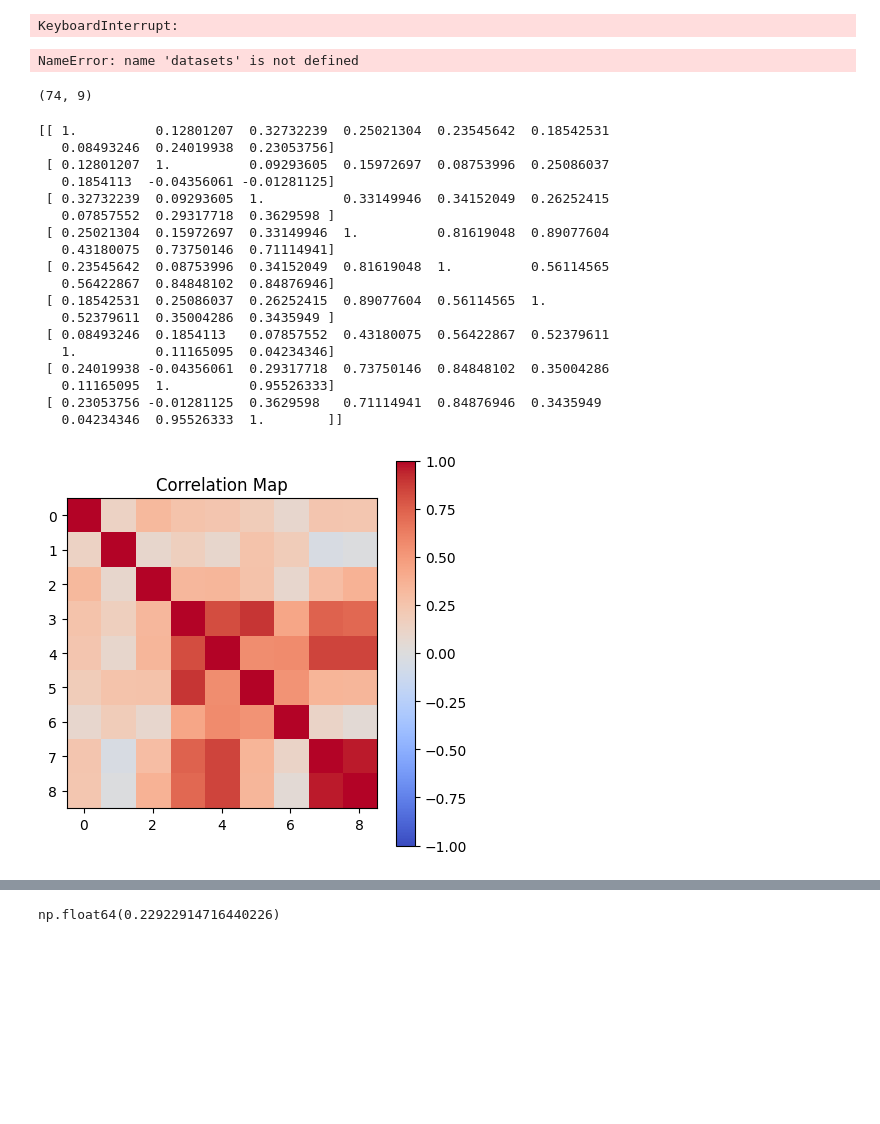
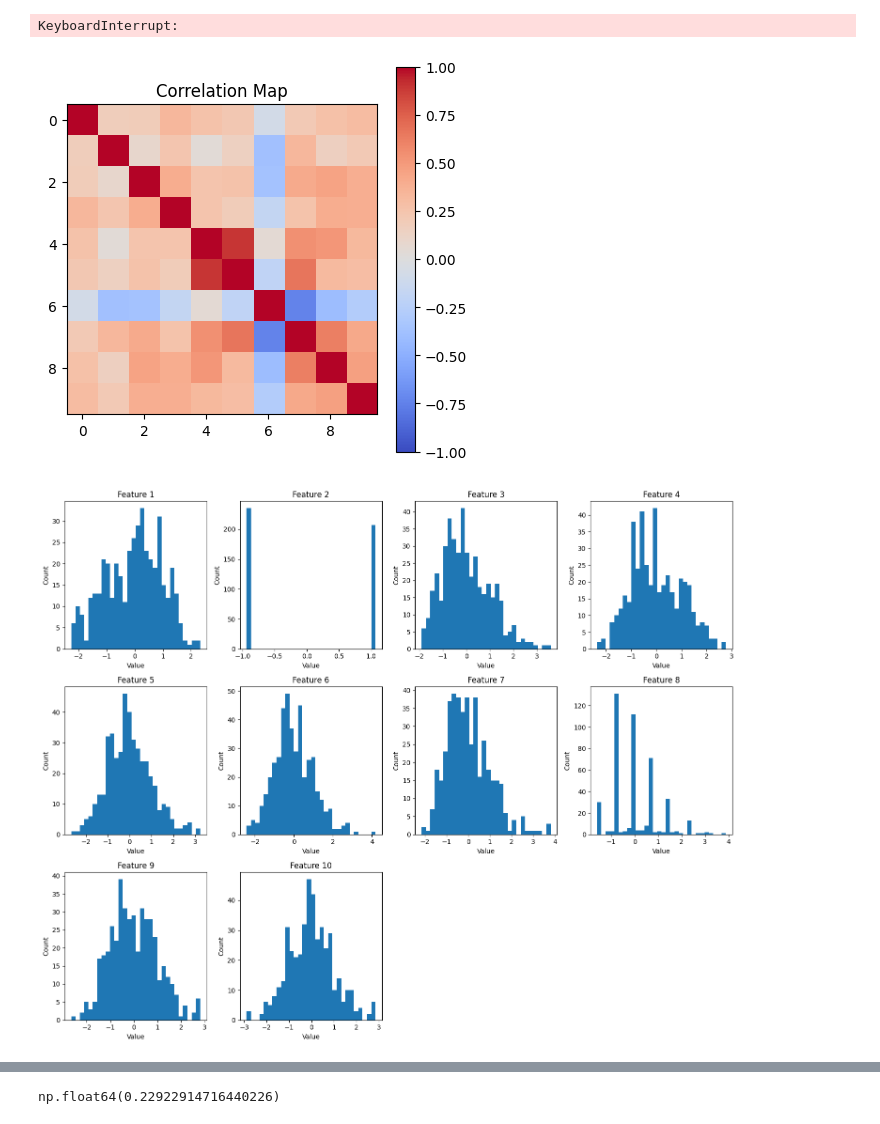
Before and after one commit to jacobf18/tabular, a Jupyter notebook: mcpfn/tests.ipynb, the cells around one changed output, grey strips where cells are left out. Cells and saved outputs as stored; diff of their text form; code cells hidden in the pictures; blank space fills up the shorter version.

```diff
--- a/mcpfn/tests.ipynb
+++ b/mcpfn/tests.ipynb
@@ -544,58 +549,61 @@ datasets = fetch_clean_openml_datasets(num_datasets=4)
 # %% [output]
 KeyboardInterrupt:
-# %%
-for X, name, did in datasets:
-    print(name)
-# %% [output]
-NameError: name 'datasets' is not defined
-# %%
-gviolence = datasets[1]
-X, name, did = gviolence
-X = X.cpu().numpy()
-print(X.shape)
-# %% [output]
-(74, 9)
+# %%
+# Load diabetes dataset
+from sklearn.datasets import load_diabetes
+
+diabetes = load_diabetes()
+X = diabetes.data
+y = diabetes.target
+
+# Normalize the data
+X = (X - X.mean(axis=0)) / (X.std(axis=0) + 1e-6)
 # %%
 # Create a correlation map between the columns of the dataset
 
 import numpy as np
 import pandas as pd
 import matplotlib.pyplot as plt
 
-# Load the dataset
-X, name, did = datasets[1]
-X = X.cpu().numpy()
+# # Load the dataset
+# X, name, did = datasets[1]
+# X = X.cpu().numpy()
 
 # Create a correlation map
 corr_map = np.corrcoef(X, rowvar=False)
-print(corr_map)
+# print(corr_map)
 
 # Plot the correlation map
 plt.figure(figsize=(5, 5))
 plt.imshow(corr_map, cmap='coolwarm', vmin=-1, vmax=1)
 plt.colorbar()
 plt.title('Correlation Map')
 plt.show()
 # %% [output]
-[[ 1.          0.12801207  0.32732239  0.25021304  0.23545642  0.18542531
-   0.08493246  0.24019938  0.23053756]
- [ 0.12801207  1.          0.09293605  0.15972697  0.08753996  0.25086037
-   0.1854113  -0.04356061 -0.01281125]
- [ 0.32732239  0.09293605  1.          0.33149946  0.34152049  0.26252415
-   0.07857552  0.29317718  0.3629598 ]
- [ 0.25021304  0.15972697  0.33149946  1.          0.81619048  0.89077604
-   0.43180075  0.73750146  0.71114941]
- [ 0.23545642  0.08753996  0.34152049  0.81619048  1.          0.56114565
-   0.56422867  0.84848102  0.84876946]
- [ 0.18542531  0.25086037  0.26252415  0.89077604  0.56114565  1.
-   0.52379611  0.35004286  0.3435949 ]
- [ 0.08493246  0.1854113   0.07857552  0.43180075  0.56422867  0.52379611
-   1.          0.11165095  0.04234346]
- [ 0.24019938 -0.04356061  0.29317718  0.73750146  0.84848102  0.35004286
-   0.11165095  1.          0.95526333]
- [ 0.23053756 -0.01281125  0.3629598   0.71114941  0.84876946  0.3435949
-   0.04234346  0.95526333  1.        ]]
-[figure, old version]
+[figure, new version]
+# %%
+# Create histograms for each feature
+import matplotlib.pyplot as plt
+
+fig, axes = plt.subplots(3, 4, figsize=(15, 12))
+axes = axes.ravel()
+
+# Plot histogram for each feature
+for i in range(X.shape[1]):
+    ax = axes[i]
+    ax.hist(X[:, i], bins=30)
+    ax.set_title(f'Feature {i+1}')
+    ax.set_xlabel('Value')
+    ax.set_ylabel('Count')
+
+# Remove empty subplots
+for i in range(X.shape[1], len(axes)):
+    fig.delaxes(axes[i])
+
+plt.tight_layout()
+plt.show()
+# %% [output]
+[figure, added]
 # %%
 # Get validation batch
 from mcpfn.prior.genload import LoadPriorDataset
```
Also changed, not shown: parts of 5 cells of this notebook, 4 other files.
